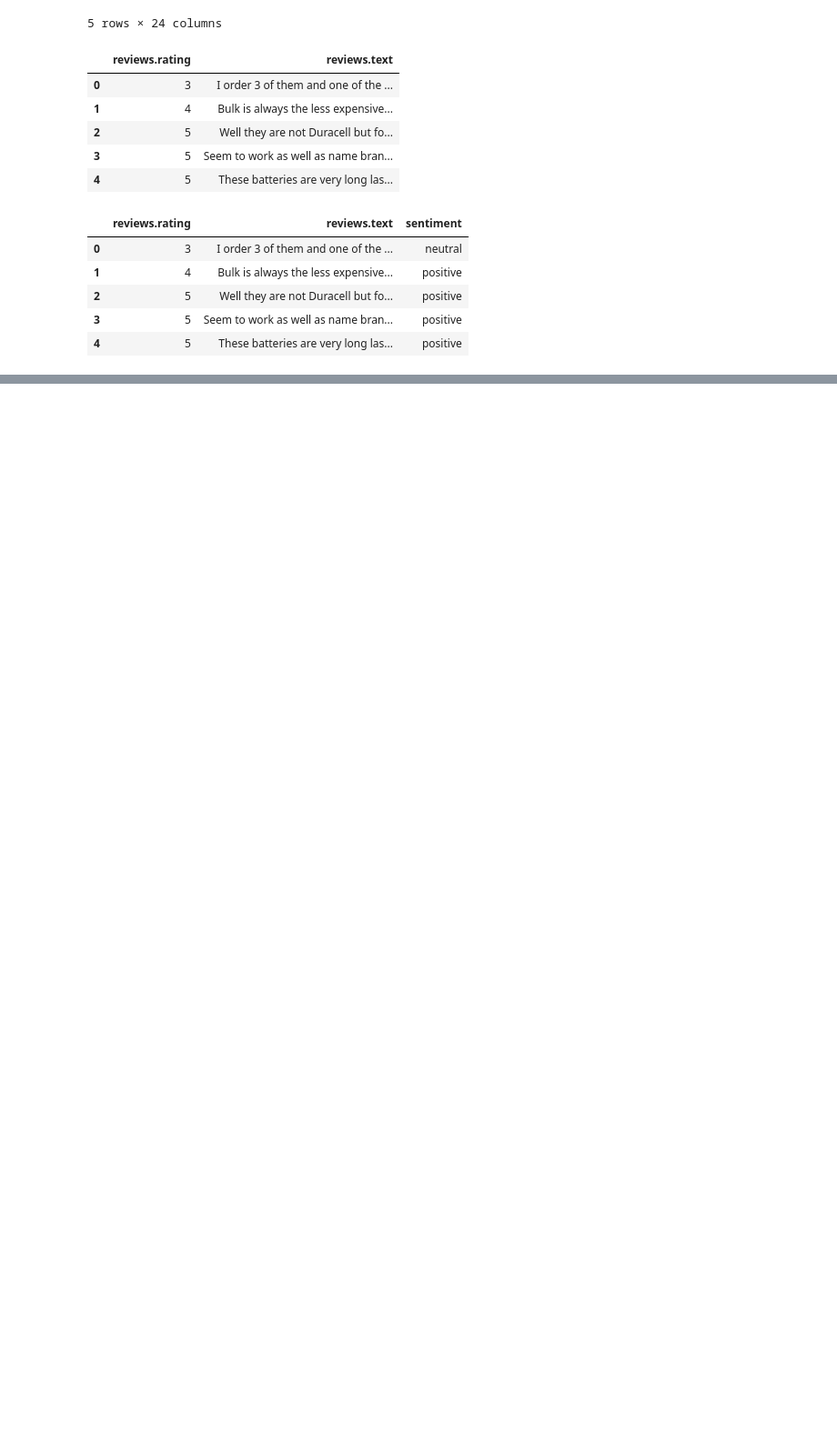
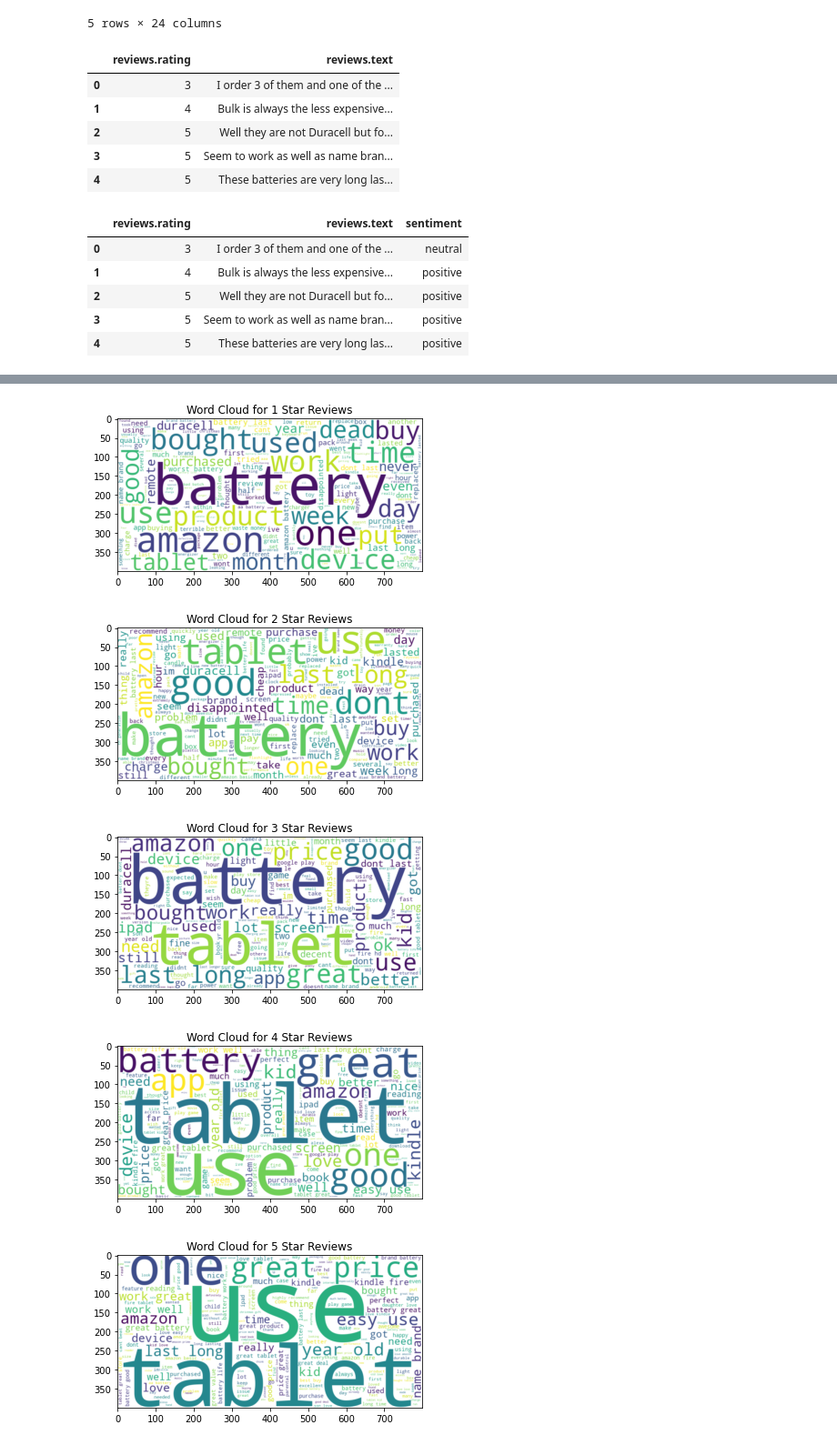
Before and after one commit to Mtortolani/Amazon-Review-Sentiment-Analysis, a Jupyter notebook: notebooks/main.ipynb, the cells around one changed output, grey strips where cells are left out. Shown: that part at 91% size. Cells and saved outputs as stored; diff of their text form; code cells hidden in the pictures; blank space fills up the shorter version.

```diff
--- a/notebooks/main.ipynb
+++ b/notebooks/main.ipynb
@@ -90,0 +110,18 @@ df.head()
+# %%
+for rating in range(1,6):
+    reviews_subset = df[df['reviews.rating'] == rating]['reviews.text']
+    text = ' '.join(reviews_subset)
+
+    # Create word cloud
+    wordcloud = WordCloud(width=800, height=400, background_color='white').generate(text)
+
+    plt.imshow(wordcloud, interpolation='bilinear')
+    plt.title(f'Word Cloud for {rating} Star Reviews')
+    plt.axis('off')
+    plt.show()
+# %% [output]
+[figure, added]
+[figure, added]
+[figure, added]
+[figure, added]
+[figure, added]
```
Also changed, not shown: parts of 7 cells of this notebook.
